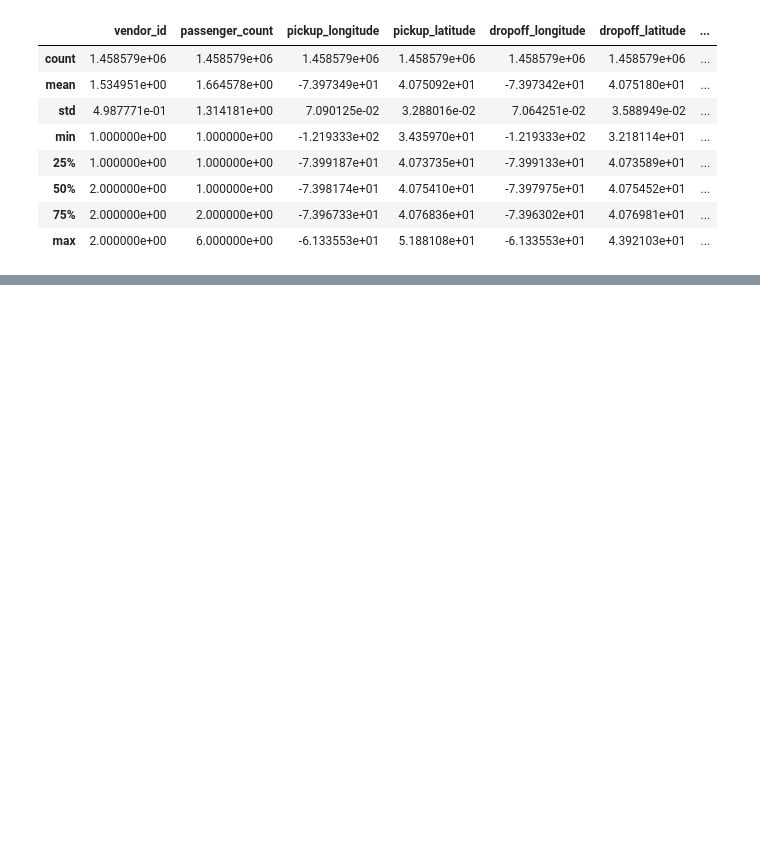
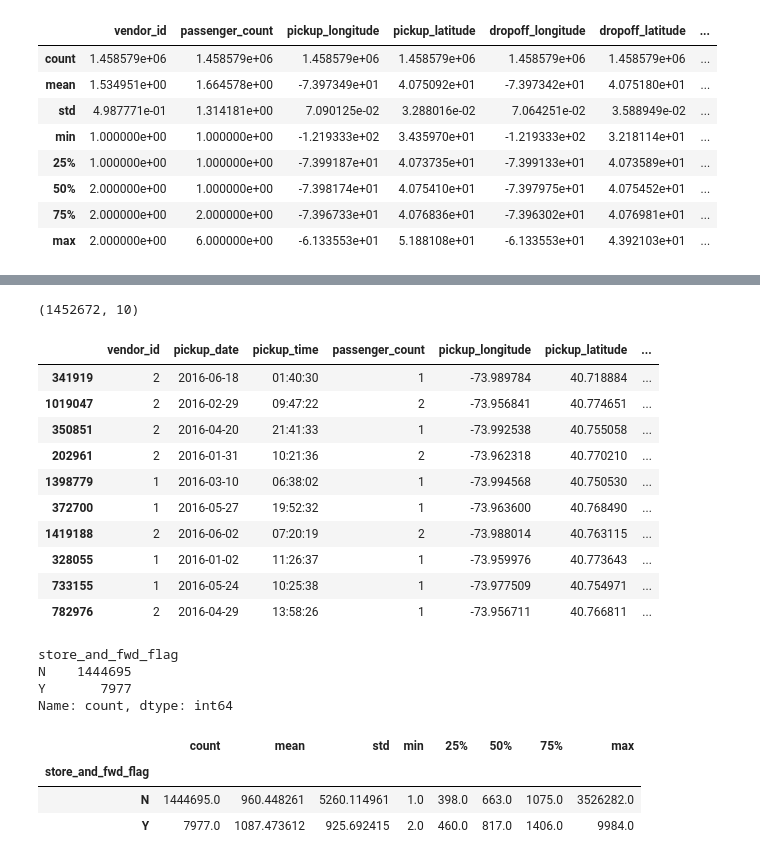
Before and after one commit to agarwal-gopesh/heart-disease, a Jupyter notebook: notebooks/1_Analysis.ipynb, the cells around one changed output, grey strips where cells are left out. Drawn from its saved outputs; the diff is of its cells as text; code cells hidden in the pictures; blank space fills up the shorter version.

```diff
--- a/notebooks/1_Analysis.ipynb
+++ b/notebooks/1_Analysis.ipynb
@@ -201,3 +201,19 @@ data.describe()
 | 50% | 2.000000e+00 | 1.000000e+00 | -7.398174e+01 | 4.075410e+01 | -7.397975e+01 | 4.075452e+01 | ... |
 | 75% | 2.000000e+00 | 2.000000e+00 | -7.396733e+01 | 4.076836e+01 | -7.396302e+01 | 4.076981e+01 | ... |
 | max | 2.000000e+00 | 6.000000e+00 | -6.133553e+01 | 5.188108e+01 | -6.133553e+01 | 4.392103e+01 | ... |
+# %%
+zero_coords = (data['pickup_longitude'] == 0) | (data['pickup_latitude'] == 0) | \
+              (data['dropoff_longitude'] == 0) | (data['dropoff_latitude'] == 0)
+print(f"Zero coordinates: {zero_coords.sum()} rows")
+
+# 2. Extreme outliers (way outside NYC metro area)
+extremes = (data['pickup_longitude'] < -75) | (data['pickup_longitude'] > -72) | \
+           (data['pickup_latitude'] < 39) | (data['pickup_latitude'] > 42) | \
+           (data['dropoff_longitude'] < -75) | (data['dropoff_longitude'] > -72) | \
+           (data['dropoff_latitude'] < 39) | (data['dropoff_latitude'] > 42)
+print(f"Extreme outliers: {extremes.sum()} rows")
+
+# 3. Pickup == dropoff coordinates (with trip_duration > 0)
+same_coords = (data['pickup_longitude'] == data['dropoff_longitude']) & \
+              (data['pickup_latitude'] == data['dropoff_latitude'])
+print(f"Pickup == dropoff: {same_coords.sum()} rows")
@@ -203,0 +241,33 @@ data.describe()
+# %%
+data = data[~(extremes | same_coords)]
+data.shape
+# %% [output]
+(1452672, 10)
+# %%
+data.sample(10)
+# %% [output]
+|  | vendor_id | pickup_date | pickup_time | passenger_count | pickup_longitude | pickup_latitude | ... |
+| 341919 | 2 | 2016-06-18 | 01:40:30 | 1 | -73.989784 | 40.718884 | ... |
+| 1019047 | 2 | 2016-02-29 | 09:47:22 | 2 | -73.956841 | 40.774651 | ... |
+| 350851 | 2 | 2016-04-20 | 21:41:33 | 1 | -73.992538 | 40.755058 | ... |
+| 202961 | 2 | 2016-01-31 | 10:21:36 | 2 | -73.962318 | 40.770210 | ... |
+| 1398779 | 1 | 2016-03-10 | 06:38:02 | 1 | -73.994568 | 40.750530 | ... |
+| 372700 | 1 | 2016-05-27 | 19:52:32 | 1 | -73.963600 | 40.768490 | ... |
+| 1419188 | 2 | 2016-06-02 | 07:20:19 | 2 | -73.988014 | 40.763115 | ... |
+| 328055 | 1 | 2016-01-02 | 11:26:37 | 1 | -73.959976 | 40.773643 | ... |
+| 733155 | 1 | 2016-05-24 | 10:25:38 | 1 | -73.977509 | 40.754971 | ... |
+| 782976 | 2 | 2016-04-29 | 13:58:26 | 1 | -73.956711 | 40.766811 | ... |
+# %%
+data['store_and_fwd_flag'].value_counts()
+# %% [output]
+store_and_fwd_flag
+N    1444695
+Y       7977
+Name: count, dtype: int64
+# %%
+data.groupby('store_and_fwd_flag')['trip_duration'].describe()
+# %% [output]
+|  | count | mean | std | min | 25% | 50% | 75% | max |
+| store_and_fwd_flag |  |  |  |  |  |  |  |  |
+| N | 1444695.0 | 960.448261 | 5260.114961 | 1.0 | 398.0 | 663.0 | 1075.0 | 3526282.0 |
+| Y | 7977.0 | 1087.473612 | 925.692415 | 2.0 | 460.0 | 817.0 | 1406.0 | 9984.0 |
```
Also changed, not shown: parts of 12 cells of this notebook, 8 other files.
